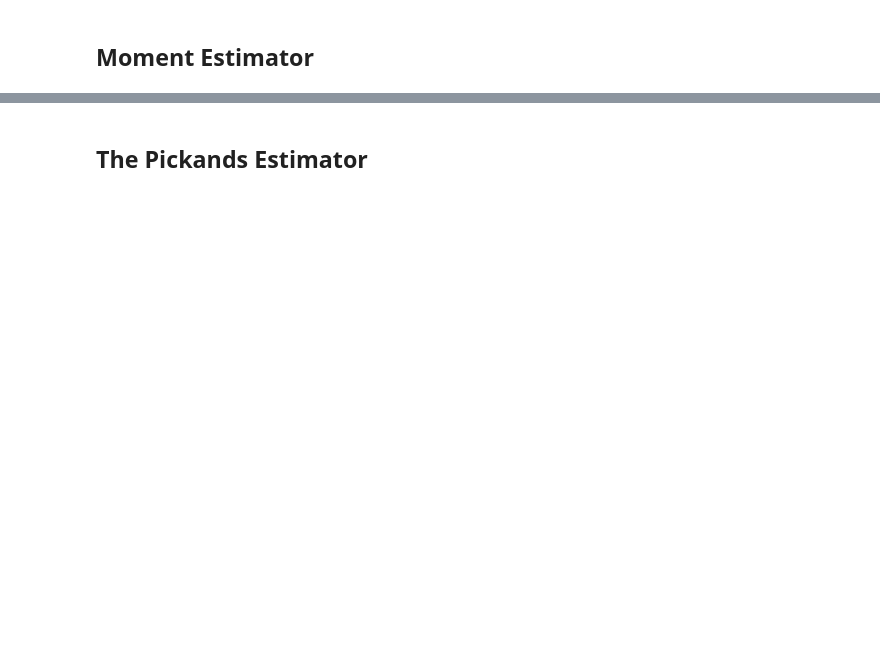
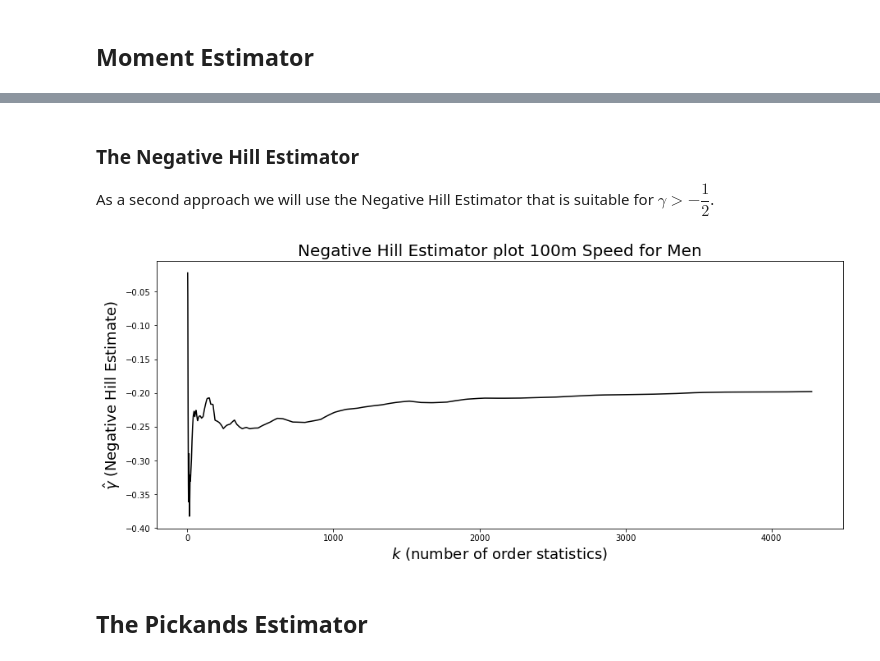
Before and after one commit to ericoppermann/Extreme-Value-Theory-Estimator, a Jupyter notebook: ExtremeValueInvestigation.ipynb, the cells around one changed output, grey strips where cells are left out. Drawn from its saved outputs; the diff is of its cells as text; code cells hidden in the pictures; blank space fills up the shorter version.

```diff
--- a/ExtremeValueInvestigation.ipynb
+++ b/ExtremeValueInvestigation.ipynb
@@ -77,0 +80,4 @@ plt.show()
+# %% [markdown]
+### The Negative Hill Estimator
+
+As a second approach we will use the Negative Hill Estimator that is suitable for $\gamma > -\dfrac{1}{2}$.
@@ -78,3 +89,13 @@ plt.show()
+# %%
+plt.figure(figsize=(15, 6))
+plt.plot(np.arange(2, n), neg_hill_estimators, 'black')
+plt.xlabel("$k$ (number of order statistics)", fontsize=18)
+plt.ylabel("$\hat{\gamma}$ (Negative Hill Estimate)", fontsize=18)
+plt.title(f"Negative Hill Estimator plot 100m Speed for {gender.title()}", fontsize=20)
+plt.savefig(f"data/graphs/Negative_Hill_Estimator_{gender.title()}")
+plt.show()
+# %% [output]
+[figure, added]
 # %% [markdown]
 ## The Pickands Estimator
 # %%
```
Also changed, not shown: parts of 9 cells of this notebook, 3 other files.
